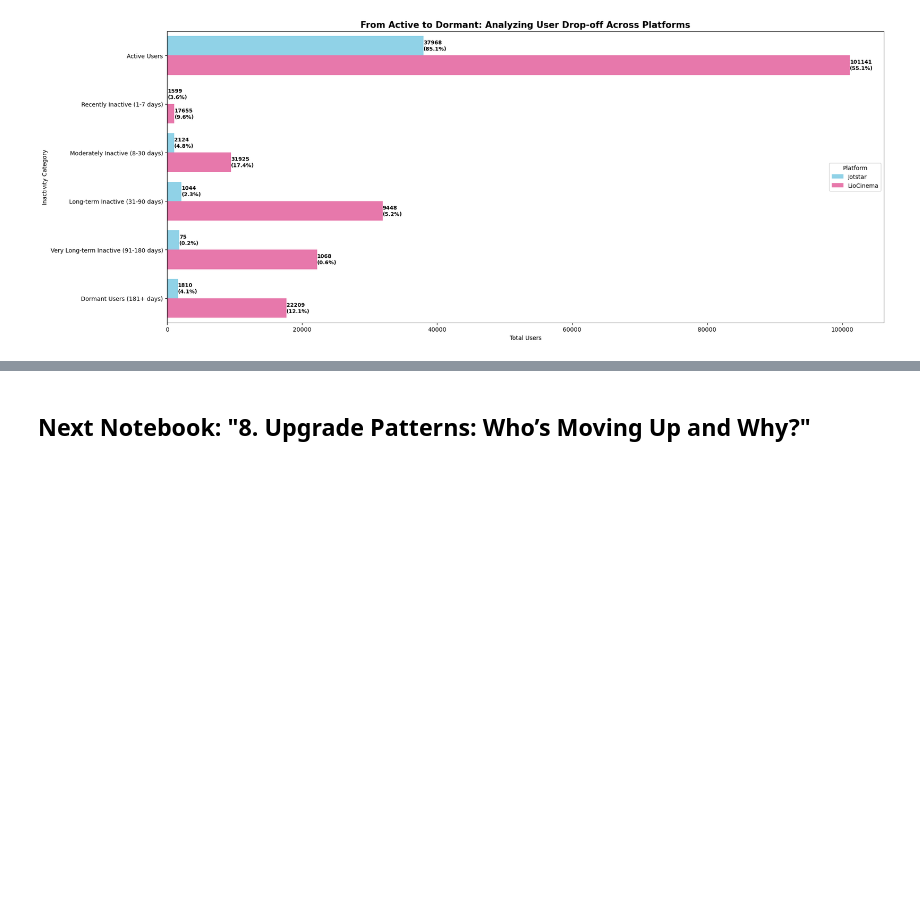
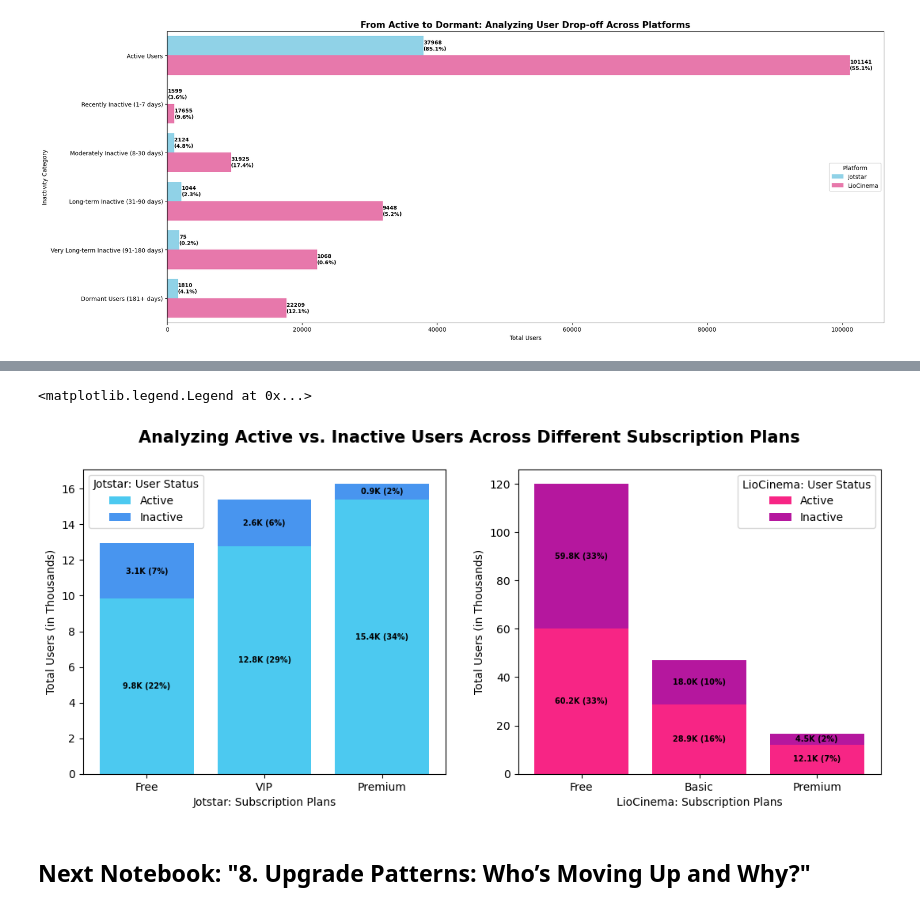
Before and after one commit to jarsheenkaur/Codebasics-Resume-Projects, a Jupyter notebook: Challenge #14 - LioJotstar (Insights for Post-Merger Growth)/LioJotstar Merger - Data Analysis with Python for Strategic Optimization/07. User Inactivity.ipynb, the cells around one changed output, grey strips where cells are left out. Saved outputs shown, nothing was run; the diff lists cells and outputs as text; code cells hidden in the pictures; blank space fills up the shorter version.

```diff
--- a/Challenge #14 - LioJotstar (Insights for Post-Merger Growth)/LioJotstar Merger - Data Analysis with Python for Strategic Optimization/07. User Inactivity.ipynb
+++ b/Challenge #14 - LioJotstar (Insights for Post-Merger Growth)/LioJotstar Merger - Data Analysis with Python for Strategic Optimization/07. User Inactivity.ipynb
@@ -230,2 +234,69 @@ plt.pie(liocinema_temp_df['Total Inactive Users'], labels = liocinema_temp_df['S
+# %%
+def get_users_count(df):
+    total = df.groupby('New Subscription Plan')['User ID'].count().reset_index()
+    total = total.rename(columns = {'New Subscription Plan':'Subscription Plan', 'User ID':'Total Users'})
+    inactive = df.groupby('New Subscription Plan')['Last Active Date'].count().reset_index()
+    inactive = inactive.rename(columns = {'New Subscription Plan':'Subscription Plan', 'Last Active Date':'Inactive'})
+    result = pd.merge(total, inactive, on = 'Subscription Plan', how = 'left')
+    result['Active'] = result['Total Users'] - result['Inactive']
+    final = pd.melt(result, id_vars = 'Subscription Plan', value_vars = ['Active', 'Inactive'], var_name = 'User Status',
+                      value_name = 'Number of Users')
+    final['Users (%)'] = (final['Number of Users'] / (final['Number of Users'].sum())) * 100
+    final['Number of Users'] /= 1000
+    return final
+
+jotstar_temp_df = get_users_count(jotstar_subscribers_df)
+jotstar_pivot_df = jotstar_temp_df.pivot(index = 'Subscription Plan', columns = 'User Status', values = ['Number of Users', 'Users (%)']).fillna(0)
+jotstar_plan_order = ["Free", "VIP", "Premium"]
+jotstar_pivot_df = jotstar_pivot_df.loc[jotstar_plan_order]
+jotstar_users = jotstar_pivot_df['Number of Users']
+jotstar_users_pct = jotstar_pivot_df['Users (%)']
+
+liocinema_temp_df = get_users_count(liocinema_subscribers_df)
+liocinema_pivot_df = liocinema_temp_df.pivot(index = 'Subscription Plan', columns = 'User Status', values = ['Number of Users', 'Users (%)']).fillna(0)
+liocinema_plan_order = ["Free", "Basic", "Premium"]
+liocinema_pivot_df = liocinema_pivot_df.loc[liocinema_plan_order]
+liocinema_users = liocinema_pivot_df['Number of Users']
+liocinema_users_pct = liocinema_pivot_df['Users (%)']
+
+plt.figure(figsize = (13, 5))
+plt.suptitle("Analyzing Active vs. Inactive Users Across Different Subscription Plans", fontsize = 15, fontweight = "bold")
+
+ax1 = plt.subplot(1, 2, 1)
+bars_jotstar_active = ax1.bar(jotstar_users.index, jotstar_users['Active'], color = "#4CC9F0", label = "Active")
+bars_jotstar_inactive = ax1.bar(jotstar_users.index, jotstar_users['Inactive'], bottom = jotstar_users['Active'], color = "#4895EF",
+                                label = "Inactive")
+
+for bars, status in zip([bars_jotstar_active, bars_jotstar_inactive], ["Active", "Inactive"]):
+    for bar, pct in zip(bars, jotstar_users_pct[status]):
+        height = bar.get_height()
+        if height > 0:
+            ax1.text(bar.get_x() + bar.get_width() / 2, bar.get_y() + height / 2,
+                     f"{height:.1f}K ({pct:.0f}%)",
+                     ha = "center", va = "center", color = "black", fontsize = 7, fontweight = "bold")
+
+ax1.set_ylabel("Total Users (in Thousands)")
+ax1.set_xlabel("Jotstar: Subscription Plans")
+ax1.legend(title = "Jotstar: User Status", loc = "best")
+
+ax2 = plt.subplot(1, 2, 2)
+bars_liocinema_active = ax2.bar(liocinema_users.index, liocinema_users['Active'], color = "#F72585", label = "Active")
+bars_liocinema_inactive = ax2.bar(liocinema_users.index, liocinema_users['Inactive'], bottom = liocinema_users['Active'], color = "#B5179E",
+                                label = "Inactive")
+
+for bars, status in zip([bars_liocinema_active, bars_liocinema_inactive], ["Active", "Inactive"]):
+    for bar, pct in zip(bars, liocinema_users_pct[status]):
+        height = bar.get_height()
+        if height > 0:
+            ax2.text(bar.get_x() + bar.get_width() / 2, bar.get_y() + height / 2,
+                     f"{height:.1f}K ({pct:.0f}%)",
+                     ha = "center", va = "center", color = "black", fontsize = 7, fontweight = "bold")
+
+ax2.set_ylabel("Total Users (in Thousands)")
+ax2.set_xlabel("LioCinema: Subscription Plans")
+ax2.legend(title = "LioCinema: User Status", loc = "best")
+# %% [output]
+<matplotlib.legend.Legend at 0x...>
+[figure, added]
 # %% [markdown]
 ## Next Notebook: "8. Upgrade Patterns: Who’s Moving Up and Why?"
```
Also changed, not shown: parts of 4 cells of this notebook, 3 other files.
